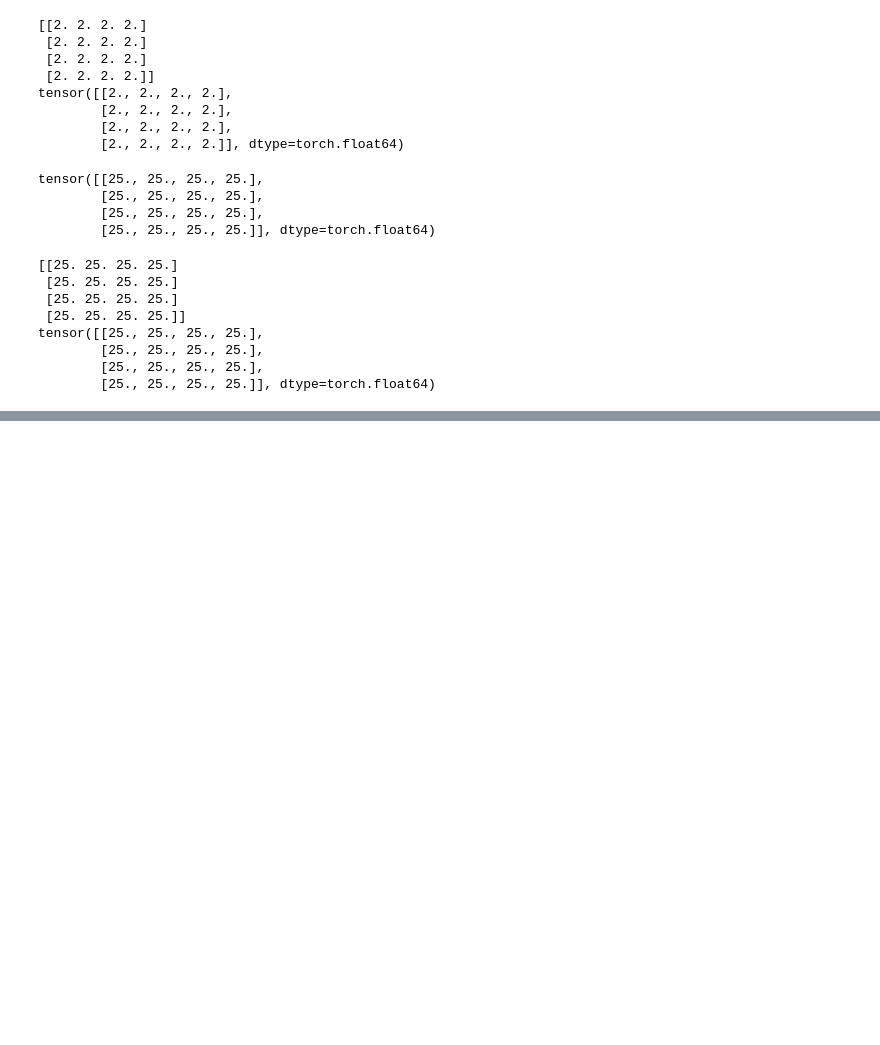
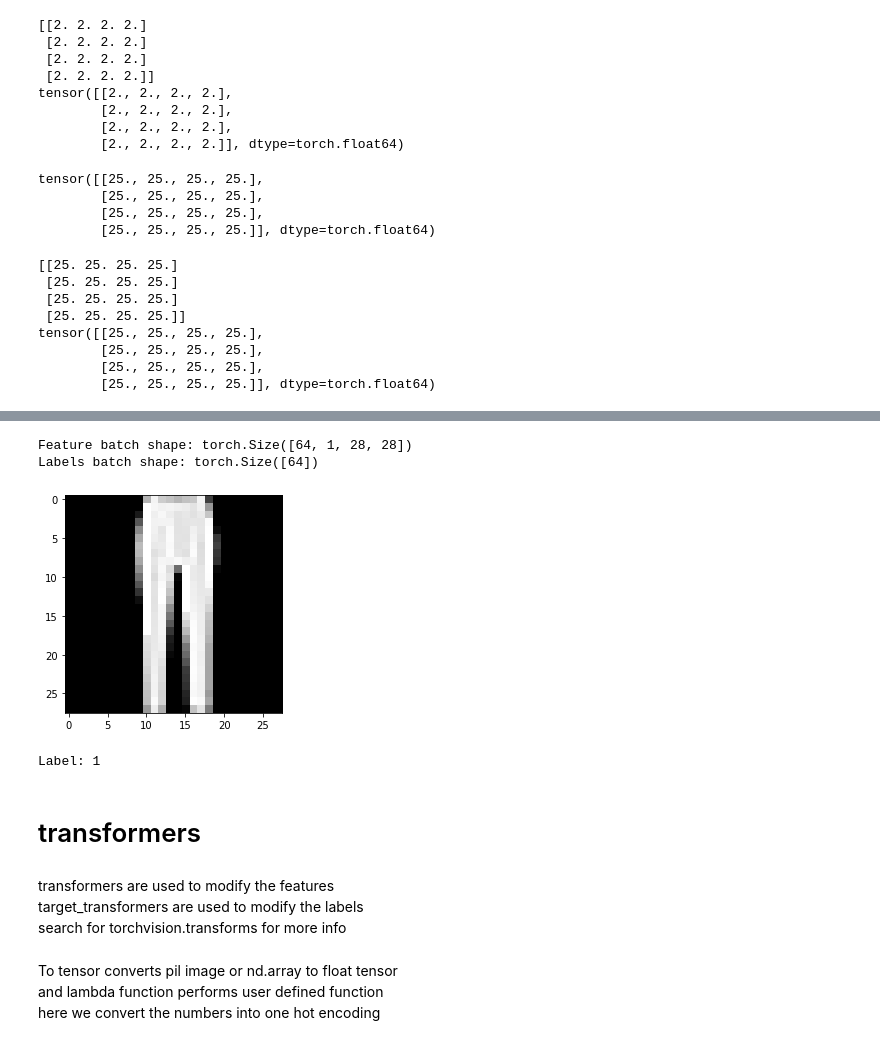
Before and after one commit to ash0411/pytorch_practice, a Jupyter notebook: pytorch_intro.ipynb, the cells around one changed output, grey strips where cells are left out. Cells and saved outputs as stored; diff of their text form; code cells hidden in the pictures; blank space fills up the shorter version.

Commit message:
dataloaders and transform

```diff
--- a/pytorch_intro.ipynb
+++ b/pytorch_intro.ipynb
@@ -211,0 +212,22 @@ tensor([[25., 25., 25., 25.],
+# %%
+# loading dataset
+import torch
+from torch.utils.data import Dataset
+from torchvision import datasets
+from torchvision.transforms import ToTensor
+import matplotlib.pyplot as plt
+
+
+training_data = datasets.FashionMNIST(
+    root="data",
+    train=True,
+    download=True,
+    transform=ToTensor()
+)
+
+test_data = datasets.FashionMNIST(
+    root="data",
+    train=False,
+    download=True,
+    transform=ToTensor()
+)
@@ -211,0 +305,27 @@ tensor([[25., 25., 25., 25.],
+# %%
+# preparing loading of data through dataloaders
+from torch.utils.data import DataLoader
+
+train_dataloader = DataLoader(training_data, batch_size=64, shuffle=True)
+test_dataloader = DataLoader(test_data, batch_size=64, shuffle=True)
+# %%
+# Display image and label.
+train_features, train_labels = next(iter(train_dataloader))
+print(f"Feature batch shape: {train_features.size()}")
+print(f"Labels batch shape: {train_labels.size()}")
+img = train_features[0].squeeze()
+label = train_labels[0]
+plt.imshow(img, cmap="gray")
+plt.show()
+print(f"Label: {label}")
+# %% [output]
+Feature batch shape: torch.Size([64, 1, 28, 28])
+Labels batch shape: torch.Size([64])
+[figure, added]
+Label: 1
+# %% [markdown]
+# transformers
+# %% [markdown]
+transformers are used to modify the features <br>
+target_transformers are used to modify the labels <br>
+search for torchvision.transforms for more info
@@ -211,0 +344,2 @@ tensor([[25., 25., 25., 25.],
+# %% [markdown]
+To tensor converts pil image or nd.array to float tensor<br> and lambda function performs user defined function <br> here we convert the numbers into one hot encoding
```
Also changed, not shown: parts of 10 cells of this notebook.
